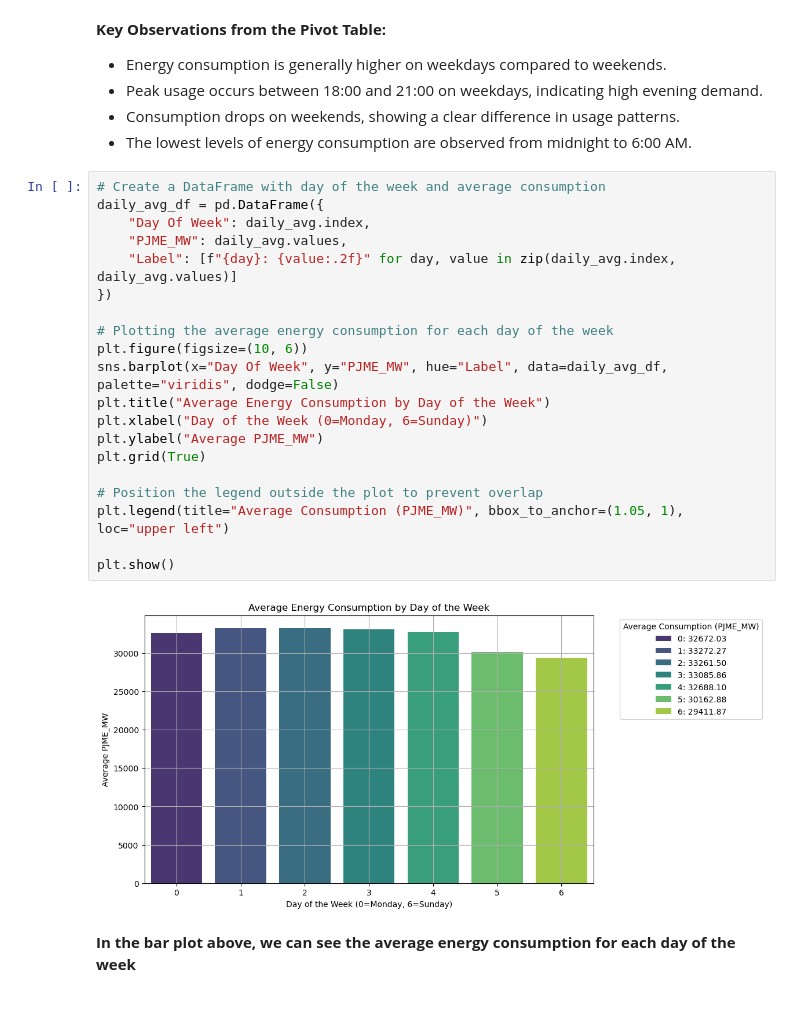
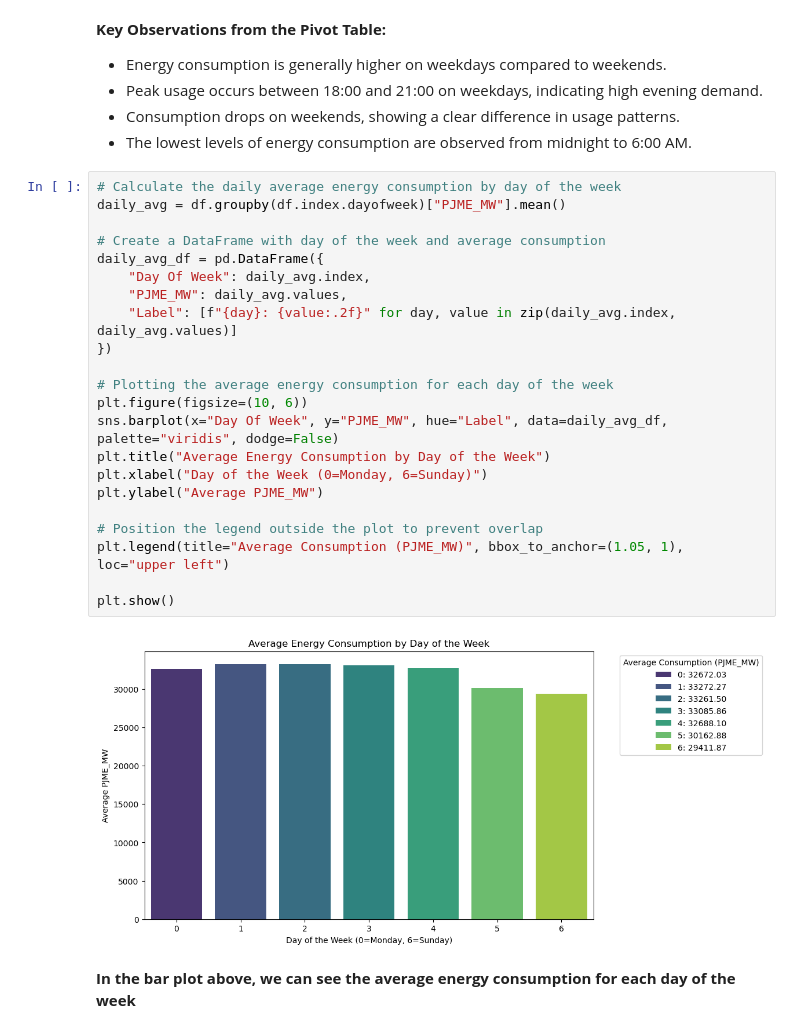
Before and after one commit to YarosInter/Time-Series-XGBoost-Energy-Consumption, a Jupyter notebook: XGBoost_Energy_Consumption_Forecast.ipynb, the cells around one changed output. Cells and saved outputs as stored; diff of their text form.

```diff
--- a/XGBoost_Energy_Consumption_Forecast.ipynb
+++ b/XGBoost_Energy_Consumption_Forecast.ipynb
@@ -289,26 +289,28 @@ plt.show()
 - Consumption drops on weekends, showing a clear difference in usage patterns.
 - The lowest levels of energy consumption are observed from midnight to 6:00 AM.
 # %%
+# Calculate the daily average energy consumption by day of the week
+daily_avg = df.groupby(df.index.dayofweek)["PJME_MW"].mean()
+
 # Create a DataFrame with day of the week and average consumption
 daily_avg_df = pd.DataFrame({
     "Day Of Week": daily_avg.index,
     "PJME_MW": daily_avg.values,
     "Label": [f"{day}: {value:.2f}" for day, value in zip(daily_avg.index, daily_avg.values)]
 })
 
 # Plotting the average energy consumption for each day of the week
 plt.figure(figsize=(10, 6))
 sns.barplot(x="Day Of Week", y="PJME_MW", hue="Label", data=daily_avg_df, palette="viridis", dodge=False)
 plt.title("Average Energy Consumption by Day of the Week")
 plt.xlabel("Day of the Week (0=Monday, 6=Sunday)")
 plt.ylabel("Average PJME_MW")
-plt.grid(True)
 
 # Position the legend outside the plot to prevent overlap
 plt.legend(title="Average Consumption (PJME_MW)", bbox_to_anchor=(1.05, 1), loc="upper left")
 
 plt.show()
 # %% [output]
-[figure, old version]
+[figure, new version]
 # %% [markdown]
 **In the bar plot above, we can see the average energy consumption for each day of the week**
```
Also changed, not shown: parts of 8 cells of this notebook.
